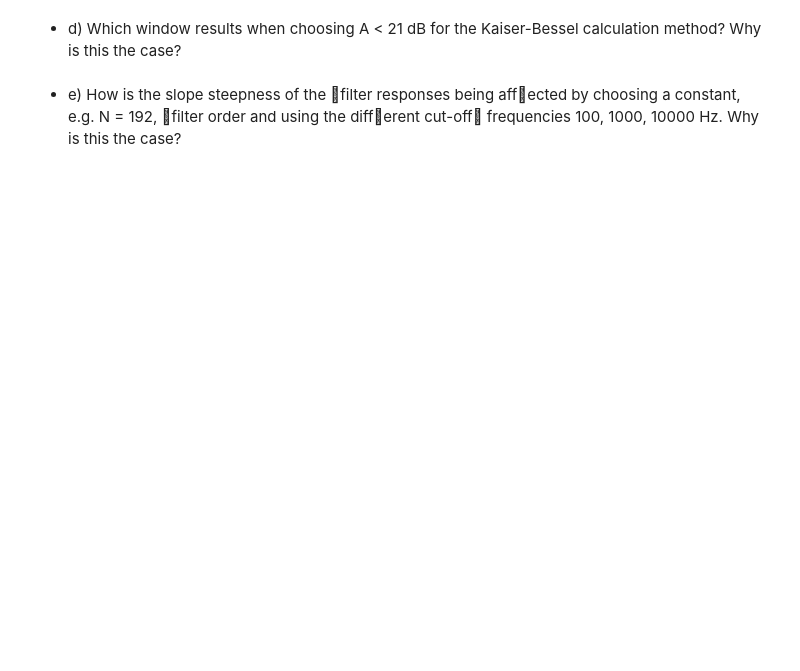
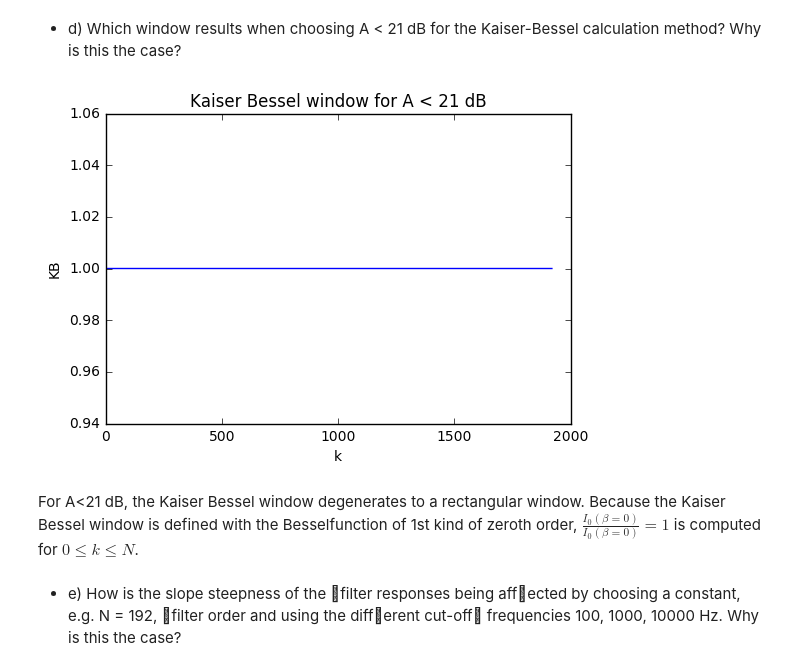
Before and after one commit to JakobHeller/DigitalSignalProcessing, a Jupyter notebook: Lab4.ipynb, the cells around one changed output. Saved outputs shown, nothing was run; the diff lists cells and outputs as text; code cells hidden in the pictures; blank space fills up the shorter version.

```diff
--- a/Lab4.ipynb
+++ b/Lab4.ipynb
@@ -189,3 +235,15 @@ h_w_kaiser = fir_imulse_response_kaiser(fc1, fs, A)
 # %% [markdown]
 * d) Which window results when choosing A < 21 dB for the Kaiser-Bessel calculation method? Why is this the case?
+# %%
+# for A<21 dB, beta=0 for high N
+bet = 0
+w_kaiser = signal.get_window(('kaiser', bet), N1+1)
+plt.plot(w_kaiser);
+plt.title('Kaiser Bessel window for A < 21 dB');
+plt.ylabel('KB');
+plt.xlabel('k');
+# %% [output]
+[figure, added]
+# %% [markdown]
+For A<21 dB, the Kaiser Bessel window degenerates to a rectangular window. Because the Kaiser Bessel window is defined with the Besselfunction of 1st kind of zeroth order, $\frac{I_0(\beta = 0)}{I_0(\beta = 0)}=1$ is computed for $0 \leq k \leq N$.
 # %% [markdown]
```
Also changed, not shown: parts of 20 cells of this notebook, 1 other file.
